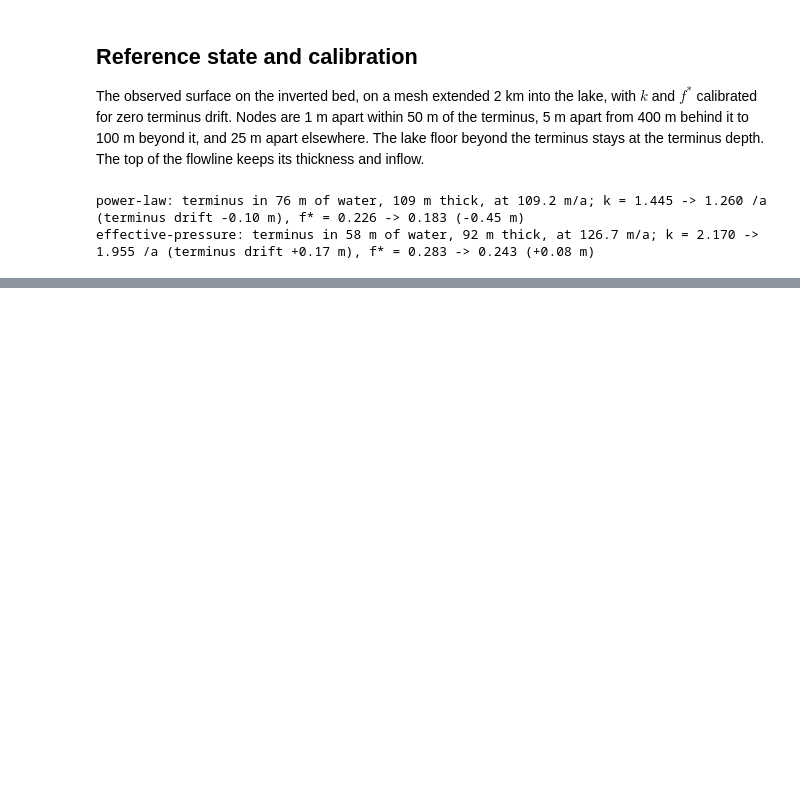
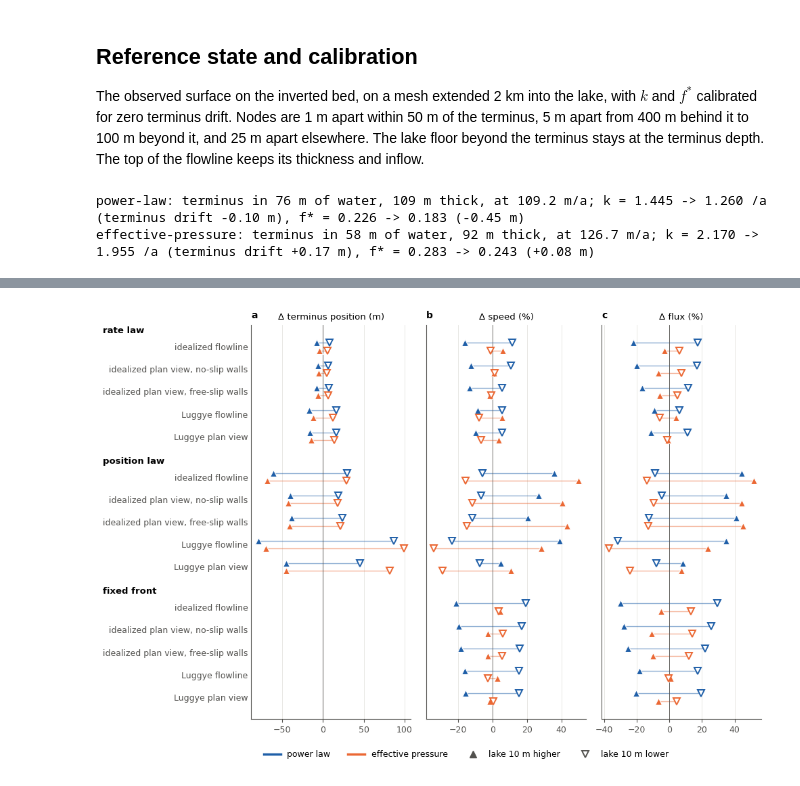
Before and after one commit to chrismiele/glimmer, a Jupyter notebook: issm/lake_terminating_ISSM_JGR_run.ipynb, the cells around one changed output, grey strips where cells are left out. Drawn from its saved outputs; the diff is of its cells as text; code cells hidden in the pictures; blank space fills up the shorter version.

```diff
--- a/issm/lake_terminating_ISSM_JGR_run.ipynb
+++ b/issm/lake_terminating_ISSM_JGR_run.ipynb
@@ -980,42 +1125,52 @@ The observed surface on the flowline's bed, with the lake floor beyond the termi
 # %%
-from scipy.spatial import cKDTree
+models = [('idealized flowline', lambda s, c: saved[(s, 'retrograde', c)], 'u_100'),
+          ('idealized plan view, no-slip walls', lambda s, c: saved_2d[(s, 'no slip', c)], 'u_t'),
+          ('idealized plan view, free-slip walls', lambda s, c: saved_2d[(s, 'free slip', c)], 'u_t'),
+          ('Luggye flowline', lambda s, c: saved_L[(s, c)], 'u_100'),
+          ('Luggye plan view', lambda s, c: saved_L2[(s, c)], 'u_t')]
+def summary(run, speed, offset): #changes at a lake-level offset: terminus position (m), speed and flux (% of the unperturbed run)
+    at = lambda key: np.asarray(run[key], dtype = float)
+    i, i_0 = int(np.flatnonzero(offsets == offset)[0]), int(np.flatnonzero(offsets == 0)[0])
+    return at('L')[i] - at('L')[i_0], 100*(at(speed)[i]/at(speed)[i_0] - 1), 100*(at('flux')[i]/at('flux')[i_0] - 1)
 
-f = fields_L2
-references_L2 = {}
-for sliding_law in sliding_laws:
-    bed = flowline_bed(f, sliding_law)
-    lake = ~f.ice
-    bed[lake] = bed[f.front][cKDTree(np.c_[f.x[f.front], f.y[f.front]]).query(np.c_[f.x[lake], f.y[lake]])[1]]
-    H = np.where(f.ice, np.maximum(f.s - bed, 1), 0)
+rows = [(calving_law, name, run, speed) for calving_law in calving_laws for name, run, speed in models]
+fig, axes = plt.subplots(1, 3, figsize = (10, 6.8), sharey = True)
+y = np.arange(len(rows))[::-1] + np.repeat(np.arange(len(calving_laws))[::-1]*0.8, len(models)) #a gap between the calving laws
+table = []
+for k, (calving_law, name, run, speed) in enumerate(rows):
+    for n, sliding_law in enumerate(sliding_laws):
+        up, down = summary(run(sliding_law, calving_law), speed, 10), summary(run(sliding_law, calving_law), speed, -10)
+        table.append((calving_names[calving_law], name, law_names[sliding_law]) + up + down)
+        for j, ax in enumerate(axes):
+            if calving_law == 'trivial law' and j == 0:
+                continue
+            y_k = y[k] + (0.17 if n == 0 else -0.17)
+            ax.plot([down[j], up[j]], [y_k, y_k], color = colors[sliding_law], linewidth = 1, alpha = 0.5)
+            ax.plot(up[j], y_k, '^', color = colors[sliding_law], markersize = 7.5, markeredgecolor = 'white', markeredgewidth = 0.8, zorder = 4)
+            ax.plot(down[j], y_k, 'v', color = 'white', markeredgecolor = colors[sliding_law], markersize = 7, markeredgewidth = 1.4, zorder = 4)
+for ax, title in zip(axes, ['Δ terminus position (m)', 'Δ speed (%)', 'Δ flux (%)']):
+    ax.axvline(0, color = ink_2, linewidth = 0.6)
+    ax.grid(axis = 'x', color = grid_ink, linewidth = 0.6)
+    ax.set_axisbelow(True)
+    ax.set_title(title)
+    ax.tick_params(axis = 'y', length = 0)
+axes[0].set_yticks(y, [name for _, name, _, _ in rows])
+for k, ax in enumerate(axes):
+    letter(ax, 'abc'[k])
+handles = [Line2D([], [], color = colors[s], linewidth = 2.5, label = law_names[s]) for s in sliding_laws]
+handles += [Line2D([], [], color = ink_2, marker = '^', markersize = 7.5, linewidth = 0, label = 'lake 10 m higher'),
+            Line2D([], [], color = ink_2, marker = 'v', markersize = 7, markerfacecolor = 'white', markeredgewidth = 1.4, linewidth = 0, label = 'lake 10 m lower')]
+fig.legend(handles = handles, loc = 'lower center', ncol = 4, fontsize = 9, bbox_to_anchor = (0.55, -0.01))
+fig.tight_layout(rect = (0, 0.04, 1, 1))
+fig.canvas.draw()
+left = min(t.get_window_extent().x0 for t in axes[0].get_yticklabels()) #the group labels line up with the longest model name
+left = axes[0].transAxes.inverted().transform((left, 0))[0]
+for g, calving_law in enumerate(calving_laws):
+    axes[0].text(left, y[g*len(models)] + 0.6, calving_names[calving_law], transform = axes[0].get_yaxis_transform(), fontweight = 'bold', fontsize = 9.5)
+plt.show()
 
-    if ('calibration', sliding_law) not in saved_L2:
-        #the reference state's front, the starting guesses and every calibration try, kept so that a restart replays them
-        reference = saved_L2.setdefault(('reference', sliding_law), {})
-        if 'k_0' not in reference:
-            md = new_model_L2(md_L2, f, bed, H, 'trivial law')
-            u = diagnostic_solve(md, friction = friction(md, sliding_law, C_L))
-            fd = front_diagnostics(md)
-            f_af = (md.geometry.base[:md.mesh.numberofvertices2d] - 0 + ϱ*H)/np.maximum(H, 1)
-            reference.update({'velocity': (depth_average(md, u[0]), depth_average(md, u[1])), 'area': fd.area, 'depth': np.mean((0 - bed)[f.front]),
-                              'thickness': np.mean(H[f.front]), 'speed': fd.speed, 'k tries': {}, 'f* tries': {}})
-            reference.update({'k_0': fd.speed/reference['depth'], 'f_0': np.min(f_af[f.front])})
-            save_L2()
-        new_model = lambda law, bed = bed, H = H, velocity = reference['velocity']: new_model_L2(md_L2, f, bed, H, law, velocity)
-
-        def drift(calving_law, k, f_star): #how far the mean terminus position moves in the unperturbed run (m)
-            return perturbation_run_2d(new_model, sliding_law, C_L, calving_law, 0, k, f_star, Δt_L, W_L, points_L2)[0] - reference['area']/W_L
-        k, drift_k = calibrate(remembered(lambda k: drift('rate law', k, None), reference['k tries'], save_L2),
-                               reference['k_0'], 0.05*reference['k_0'], f'{sliding_law}: k')
-        f_star, drift_f = calibrate(remembered(lambda f_star: drift('position law', None, f_star), reference['f* tries'], save_L2),
-                                    reference['f_0'], 0.005, f'{sliding_law}: f*')
-        saved_L2[('calibration', sliding_law)] = {'k': k, 'f_star': f_star, 'k_0': reference['k_0'], 'f_0': reference['f_0'], 'drift_k': drift_k,
-                                                  'drift_f': drift_f, 'velocity': reference['velocity'], 'depth': reference['depth'],
-                                                  'thickness': reference['thickness'], 'speed': reference['speed']}
-        save_L2()
-
-    c = saved_L2[('calibration', sliding_law)]
-    new_model = lambda law, bed = bed, H = H, velocity = c['velocity']: new_model_L2(md_L2, f, bed, H, law, velocity)
-    references_L2[sliding_law] = {'bed': bed, 'H': H, 'model': new_model, 'k': c['k'], 'f_star': c['f_star']}
-    print(f'{sliding_law}: front in {c["depth"]:.0f} m of water, {c["thickness"]:.0f} m thick, at {c["speed"]:.1f} m/a (means along it); '
-          f'k = {c["k_0"]:.3f} -> {c["k"]:.3f} /a (drift {c["drift_k"]:+.2f} m), f* = {c["f_0"]:.3f} -> {c["f_star"]:.3f} ({c["drift_f"]:+.2f} m)')
+print(f"{'':12s} {'model glacier':36s} {'sliding law':19s} {'lake 10 m higher: ΔL (m), Δu (%), Δq (%)':>42s}   {'lake 10 m lower':>22s}")
+for calving_law, name, sliding_law, *values in table:
+    print(f'{calving_law:12s} {name:36s} {sliding_law:19s} {values[0]:+16.1f} {values[1]:+8.1f} {values[2]:+8.1f}       {values[3]:+8.1f} {values[4]:+7.1f} {values[5]:+7.1f}')
 # %% [output]
+[figure, added]
```
Also changed, not shown: parts of 63 cells of this notebook.
